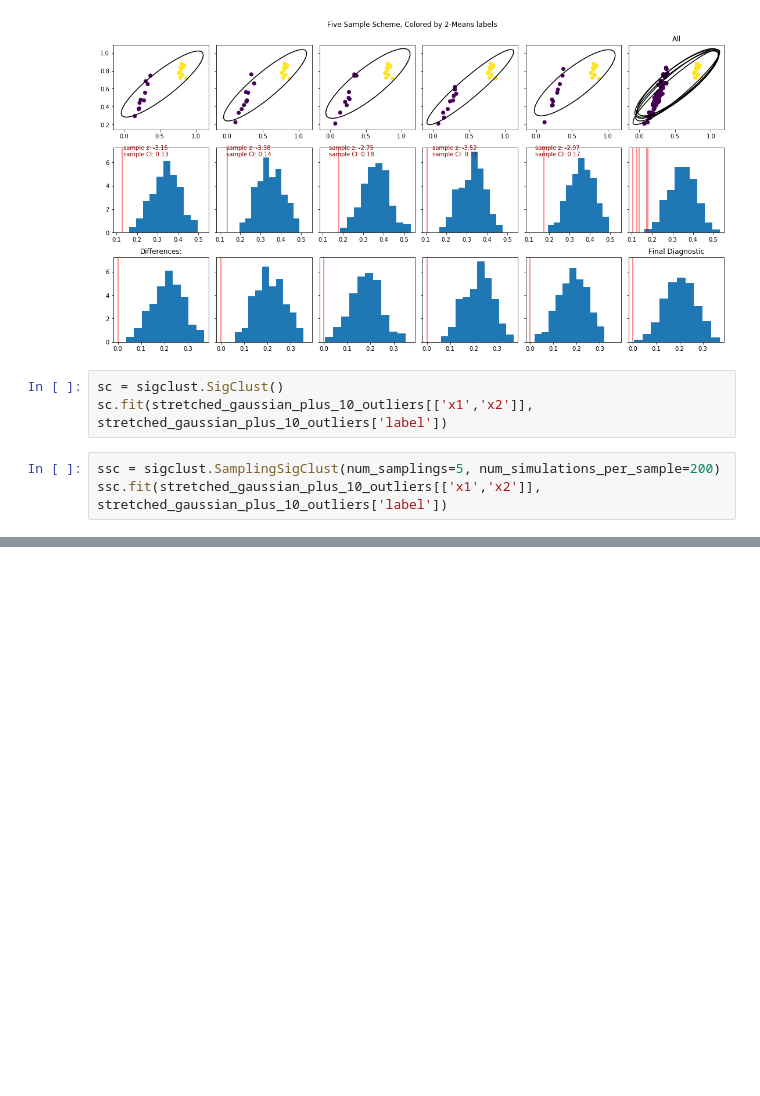
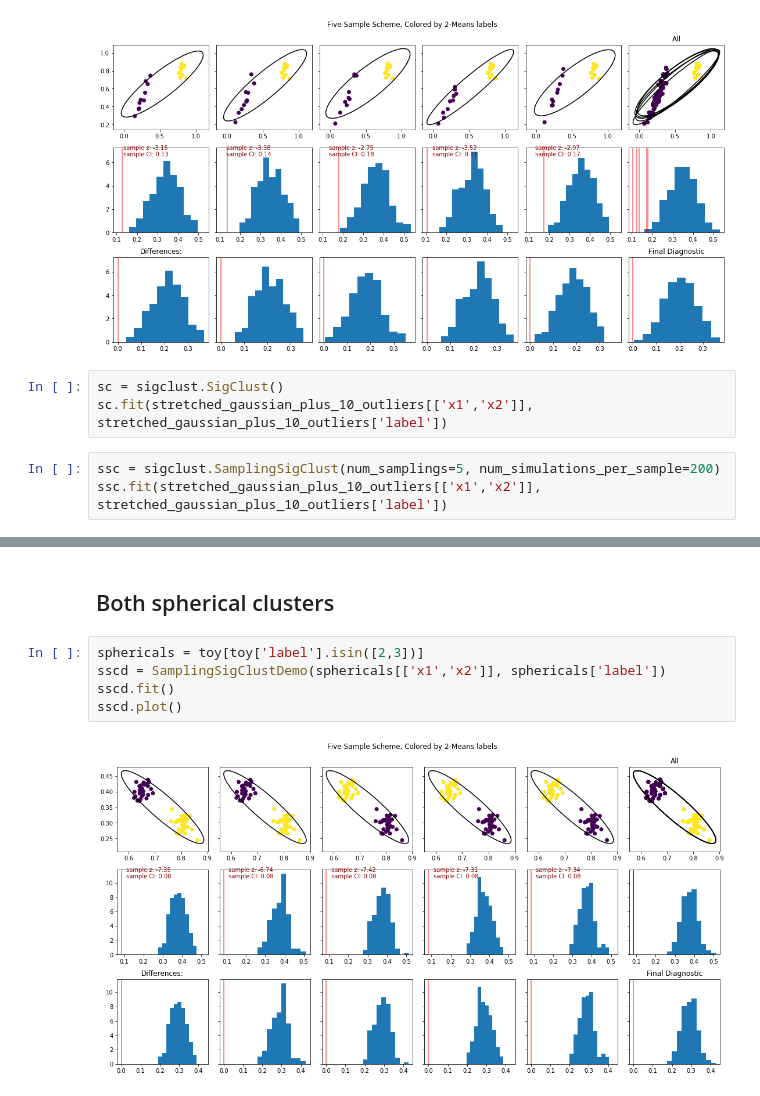
Before and after one commit to thomaskeefe/sigclust, a Jupyter notebook: SamplingSigClust.ipynb, the cells around one changed output, grey strips where cells are left out. Cells and saved outputs as stored; diff of their text form; blank space fills up the shorter version.

```diff
--- a/SamplingSigClust.ipynb
+++ b/SamplingSigClust.ipynb
@@ -231,0 +258,9 @@ ax.set_title("Sampling SigClust")
+# %% [markdown]
+## Both spherical clusters
+# %%
+sphericals = toy[toy['label'].isin([2,3])]
+sscd = SamplingSigClustDemo(sphericals[['x1','x2']], sphericals['label'])
+sscd.fit()
+sscd.plot()
+# %% [output]
+[figure, added]
```
Also changed, not shown: parts of 9 cells of this notebook.
